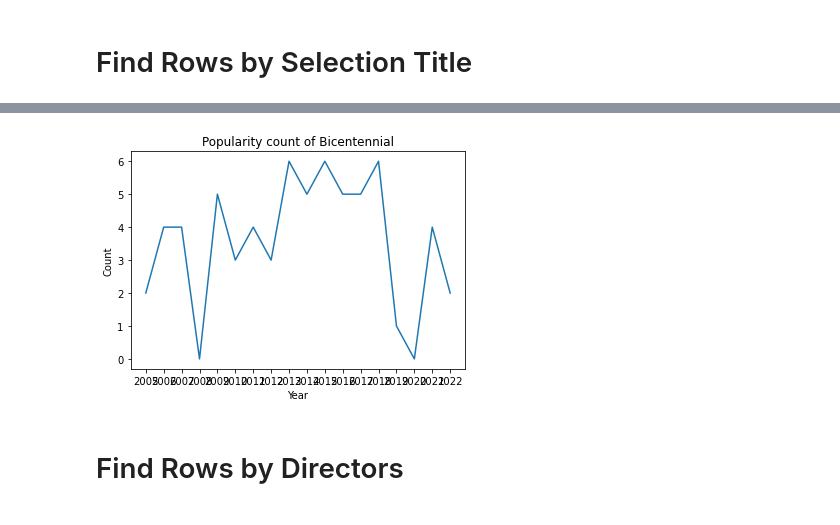
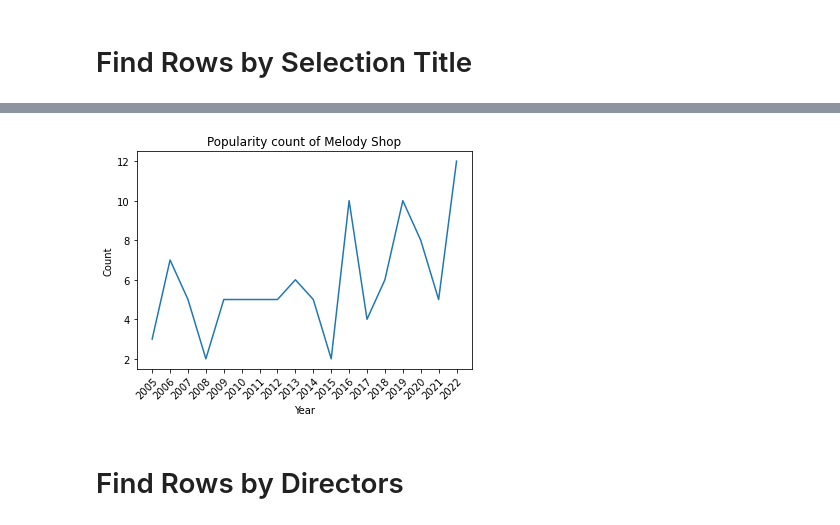
Before and after one commit to macdkw89/uil_results, a Jupyter notebook: data.ipynb, the cells around one changed output, grey strips where cells are left out. Saved outputs shown, nothing was run; the diff lists cells and outputs as text; code cells hidden in the pictures.

```diff
--- a/data.ipynb
+++ b/data.ipynb
@@ -56,11 +52,10 @@ for i in selection_columns:
 # %% [markdown]
 ## Get the average judge rating
-# %%
-# set judging data to integer
-for i in judging_columns:
-    df[i] = df[i].astype(int)
 # %%
 # Average together Stage Judge 1, 2, and 3 into a new column
+for i in judging_columns:
+    df[i] = df[i].astype(float)
+
 df['Stage Average'] = (df['Stage Judge 1'] + df['Stage Judge 2'] + df['Stage Judge 3']) / 3
 # %%
 def top_n_grabber(n, df):
@@ -118,6 +110,7 @@ df_1a = df[df['Conference'] == 'A']
 df_1a_varsity = df[(df['Classification'] == 'Varsity') & (df['Conference'] == 'A')]
 df_1a_nonvarsity = df[(df['Classification'] == 'Non-Varsity') & (df['Conference'] == 'A')]
 df_1a_subnonvarsity = df[(df['Classification'].str.contains('Sub Non')) & (df['Conference'] == 'A')]
+df_5a_6a_varsity = df[(df['Classification'] == 'Varsity') & ((df['Conference'] == 'AAAAAA') | (df['Conference'] == 'AAAAA'))]
 df_2005 = df[df['Year'] == 2005]
 df_2006 = df[df['Year'] == 2006]
 df_2007 = df[df['Year'] == 2007]
@@ -162,13 +164,13 @@ plotter(12, df_6a_varsity)
 # %% [markdown]
 # Find Rows by Selection Title
 # %%
-# combine all rows where selection 1, 2, or 3 contains 'Overture to Candide'
+# Combine all rows where any selection contains the search term
 def selection_finder(selection, df):
     finder_df = df[(df['Selection 1'].str.contains(selection)) | (df['Selection 2'].str.contains(selection)) | (df['Selection 3'].str.contains(selection))]
     return finder_df
 
-selection = 'Trittico'
-df_for_search = df_6a_varsity
+selection = 'Melody Shop'
+df_for_search = df_5a_6a_varsity
 
 selection_finder_df = selection_finder(selection, df_for_search)
 selection_finder_df
@@ -189,26 +191,29 @@ selection_finder_df
 # %%
-selection = 'Bicentennial'
+selection = 'Melody Shop'
 yearly_count_values = []
+
 for year in df_year_list:
     selection_finder_df = selection_finder(selection, year)
     yearly_count_values.append(len(selection_finder_df))
 
 # make a line graph of the yearly count of selections
 def yearly_count_plotter(yearly_count_values):
     fig, ax = plt.subplots()
     ax.plot(yearly_count_values)
     ax.set_title(f'Popularity count of {selection}')
     ax.set_xlabel('Year')
     ax.set_ylabel('Count')
     # set number of ticks on x-axis to match len(year_list)
     ax.set_xticks(range(len(year_list)))
-    # set x labes to year_list
+    # set x labels to year_list
     ax.set_xticklabels(year_list)
+    # rotate x-axis labels
+    plt.setp(ax.get_xticklabels(), rotation=45, ha="right", rotation_mode="anchor")
     plt.show()
 
 yearly_count_plotter(yearly_count_values)
 # %% [output]
-[figure, old version]
+[figure, new version]
 # %% [markdown]
 # Find Rows by Directors
 # %%
```
Also changed, not shown: parts of 10 cells of this notebook, 1 other file.
